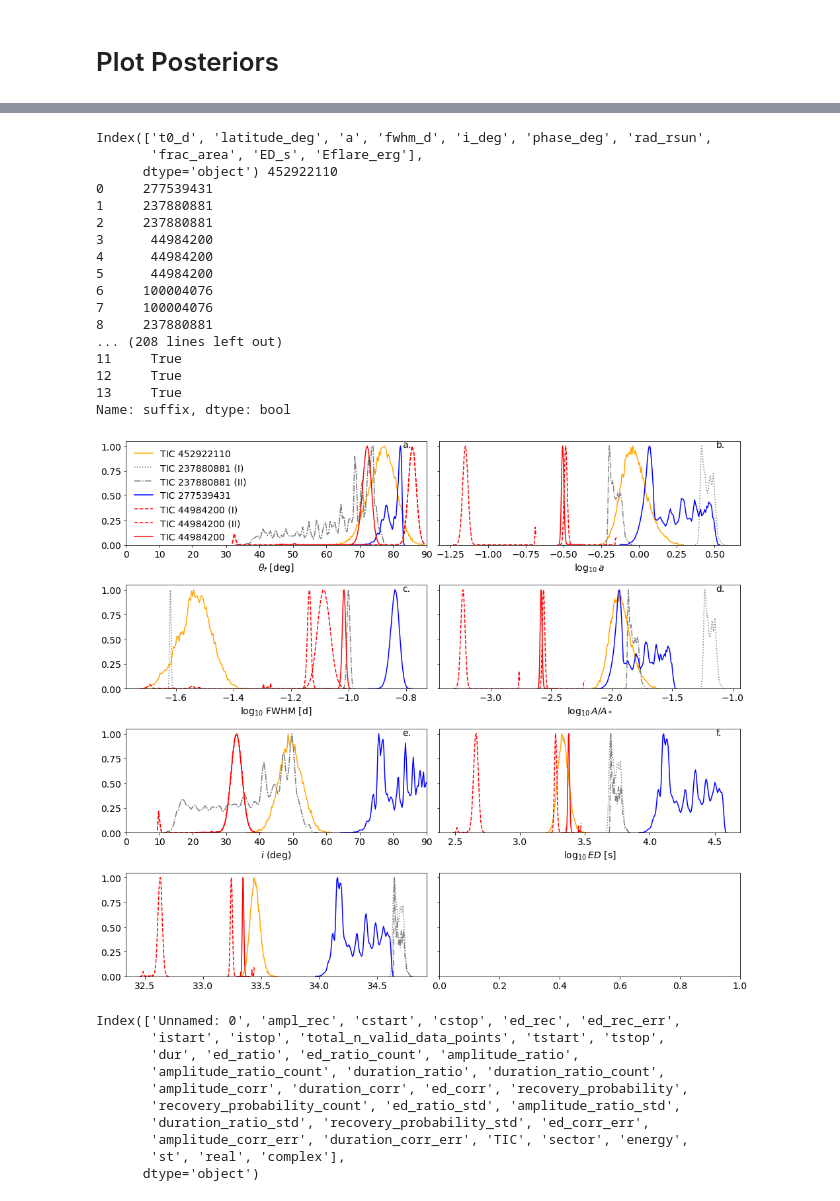
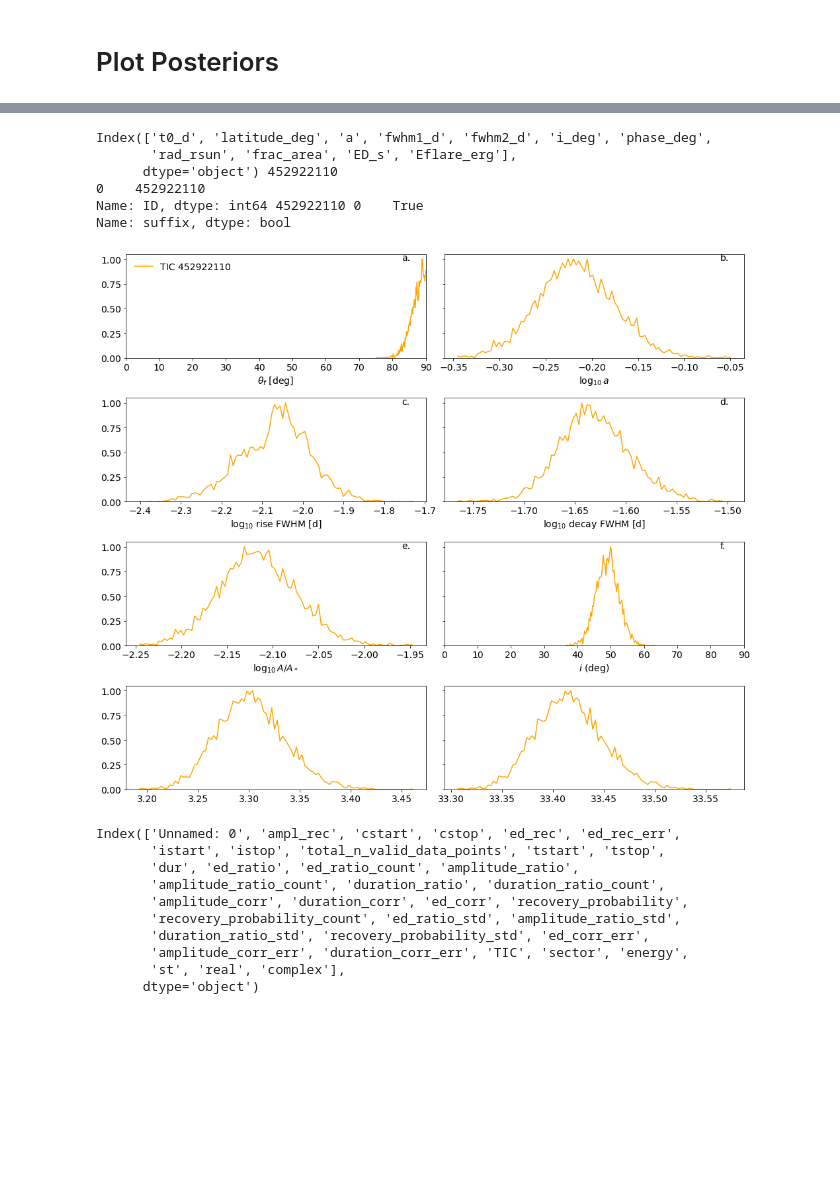
Before and after one commit to ekaterinailin/MalachiteMountains, a Jupyter notebook: analysis/notebooks/NB100_flare_latitudes_and_other_posteriors.ipynb, the cells around one changed output, grey strips where cells are left out. Drawn from its saved outputs; the diff is of its cells as text; code cells hidden in the pictures; blank space fills up the shorter version.

Commit message:
rise and decay fast and slow

```diff
--- a/analysis/notebooks/NB100_flare_latitudes_and_other_posteriors.ipynb
+++ b/analysis/notebooks/NB100_flare_latitudes_and_other_posteriors.ipynb
@@ -27,16 +27,14 @@ CWD = "/".join(os.getcwd().split("/")[:-2])
 df = pd.read_csv(f"{CWD}/analysis/results/mcmc/mcmcoutput.csv")
 df = df.drop_duplicates(keep=False).fillna("")
 
-# Make sure that FWHM is FWHM as normal people understand it and not 2*FWHM!
-for col in ['fwhm_d_16', 'fwhm_d_50', 'fwhm_d_84']:
-    df[col] = df[col].astype(float) / 2.
+#
 # %% [markdown]
 # Plot Posteriors
 # %%
-columns = ["t0_d","latitude_deg","a","fwhm_d","i_deg","phase_deg"]
+columns = ["t0_d","latitude_deg","a","fwhm1_d","fwhm2_d","i_deg","phase_deg"]
 props = pd.read_csv(f"{CWD}/data/summary/lcsi.csv")
 
-inits = pd.read_csv(f"{CWD}/data/summary/inits.csv")
+inits = pd.read_csv(f"{CWD}/data/summary/inits_decoupled.csv")
 
 outs = pd.read_csv(f"{CWD}/analysis/results/mcmc/mcmcoutput.csv")
 outs = outs.drop_duplicates(keep=False).fillna("")
@@ -60,34 +45,25 @@ outs.ID
 Name: ID, dtype: int64
 # %%
 # Datasets we analysed
-datasets = [(452922110, "", "24_10_2020_18_50"),
-            (237880881, "a", "03_10_2020_11_29"),
-                 (237880881, "b", "03_10_2020_11_29"),
-            (277539431, "", "03_10_2020_11_30"),
-#             (277539431, "", "08_07_2020_11_48"),
-#             (237880881, "a", "11_02_2020_10_07"),
-#             (237880881, "b", "11_02_2020_10_07"),
-             (44984200, "a", "04_08_2020_13_40"),
-             (44984200, "b", "04_08_2020_13_40"),
-#             (100004076, "", "18_08_2020_15_38"),
-             (44984200, "", "02_08_2020_17_44"),
+datasets = [(452922110, "", "29_10_2020_10_58"),
+
             ]
 plotsuffix = {"a":" (I)", "b":" (II)", "":""}
 columns = ["latitude_deg","a",
-           "fwhm_d","frac_area","i_deg",#,"phase_deg","t0_d","rad_rsun"
+           "fwhm1_d","fwhm2_d","frac_area","i_deg",#,"phase_deg","t0_d","rad_rsun"
            "ED_s","Eflare_erg"]
 
 fig, axp = plt.subplots(ncols=2, nrows=4, figsize=(14,12), sharey=True)
 axes = [a for ax in axp for a in ax]
 
-for dataset in range(7):
+for dataset in range(1):
     # What dataset do you want to analyse?
     ID, suffix, tstamp = datasets[dataset]
 
     # Pick up the input parameters
     CWD = "/".join(os.getcwd().split("/")[:-2])
-    inits = pd.read_csv(f"{CWD}/data/summary/inits.csv")
-    inits = inits[(inits.ID == str(ID)+suffix) &
+    inits = pd.read_csv(f"{CWD}/data/summary/inits_decoupled.csv")
+    inits = inits[(inits.ID.astype(str) == str(ID)+suffix) &
                   (inits.tstamp==tstamp)].iloc[0]
 
     qlum = inits.qlum_erg_s * u.erg / u.s
@@ -104,7 +80,7 @@ for dataset in range(7):
     resultframe = pd.read_csv(f"{CWD}/analysis/results/mcmc/"
                               f"{tstamp}_{ID}{suffix}_converted_mcmc_sample.csv")
     print(resultframe.columns, ID, suffix)
-    for col in ["Eflare_erg", "fwhm_d", "a", "frac_area", "ED_s"]:
+    for col in ["Eflare_erg", "fwhm1_d","fwhm2_d", "a", "frac_area", "ED_s"]:
         resultframe[col] = np.log10(resultframe[col])
     old = resultframe.shape[1]
 
@@ -129,50 +105,40 @@ for dataset in range(7):
 valout = [#("t0_d", r"$t_0$ (BJD)"),
           ("latitude_deg", r"$\theta_f$ [deg]"),
           ("a",r"$\log_{10}\,a$"),
-          ("fwhm_d", r"$\log_{10}$ FWHM [d]"),
+          ("fwhm1_d", r"$\log_{10}$ rise FWHM [d]"),
+          ("fwhm2_d", r"$\log_{10}$ decay FWHM [d]"),
           #("phase_deg",r"$\phi_0$ (deg)"),
           #("rad_rsun", r"$\omega/2$ (deg)"),
           ("frac_area", r"$\log_{10}\,A/A_*$"),
           ("i_deg",r"$i$ (deg)"),
           ("ED_s", r"$\log_{10}\,ED$ [s]"),
           ("Eflare_erg",r"$\log_{10}\,E_{f}$ [erg]"),
           ]
 
 for ax, col, lab in zip(axes, valout, "abcdef"):
     colb, colp = col
     ax.set_xlabel(colp)
     ax.set_ylim(bottom=0)
 #     if colb in ["ED_s", "frac_area", "fwhm_d", "a"]:
 #         ax.set_xscale("log")
     if colb in ["latitude_deg", "i_deg"]:
         ax.set_xlim(0,90)
     if colb in ["latitude_deg", "i_deg"]:
         ax.set_xlim(0,90)
     ax.text(0.92, 0.92, f"{lab}.", horizontalalignment='left',fontsize=14,
                          verticalalignment='bottom', transform=ax.transAxes)
 axes[0].legend(loc=2, frameon=False)
 plt.tight_layout(w_pad=.6)
 
 # plt.savefig(f"{CWD}/analysis/plots/mcmc/all_together/{metatstamp}_posteriors.png",dpi=300)
 # %% [output]
-Index(['t0_d', 'latitude_deg', 'a', 'fwhm_d', 'i_deg', 'phase_deg', 'rad_rsun',
-       'frac_area', 'ED_s', 'Eflare_erg'],
+Index(['t0_d', 'latitude_deg', 'a', 'fwhm1_d', 'fwhm2_d', 'i_deg', 'phase_deg',
+       'rad_rsun', 'frac_area', 'ED_s', 'Eflare_erg'],
       dtype='object') 452922110
-0     277539431
-1     237880881
-2     237880881
-3      44984200
-4      44984200
-5      44984200
-6     100004076
-7     100004076
-8     237880881
-... (208 lines left out)
-11     True
-12     True
-13     True
+0    452922110
+Name: ID, dtype: int64 452922110 0    True
 Name: suffix, dtype: bool
-[figure, old version]
+[figure, new version]
 # %%
 dvalout = dict(valout)
 # %%
```
Also changed, not shown: parts of 1 cell of this notebook, 4 other files.
